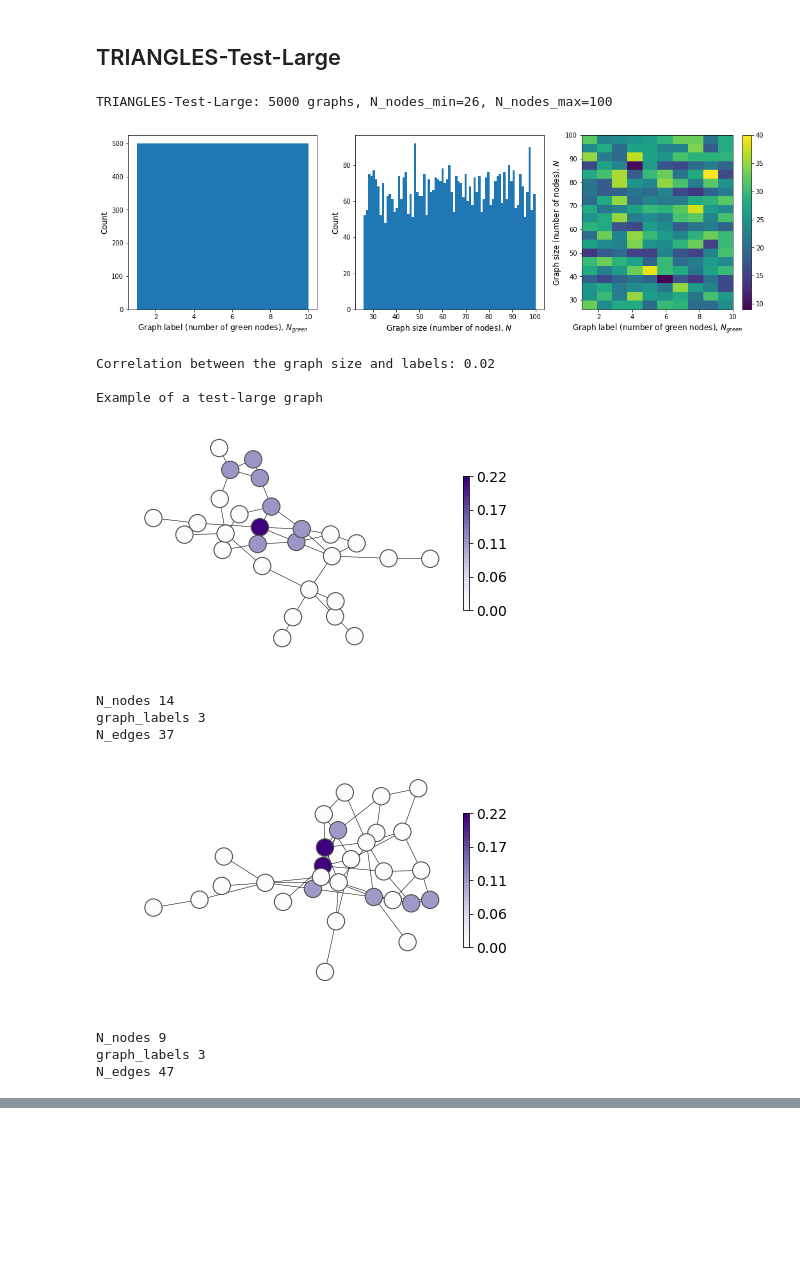
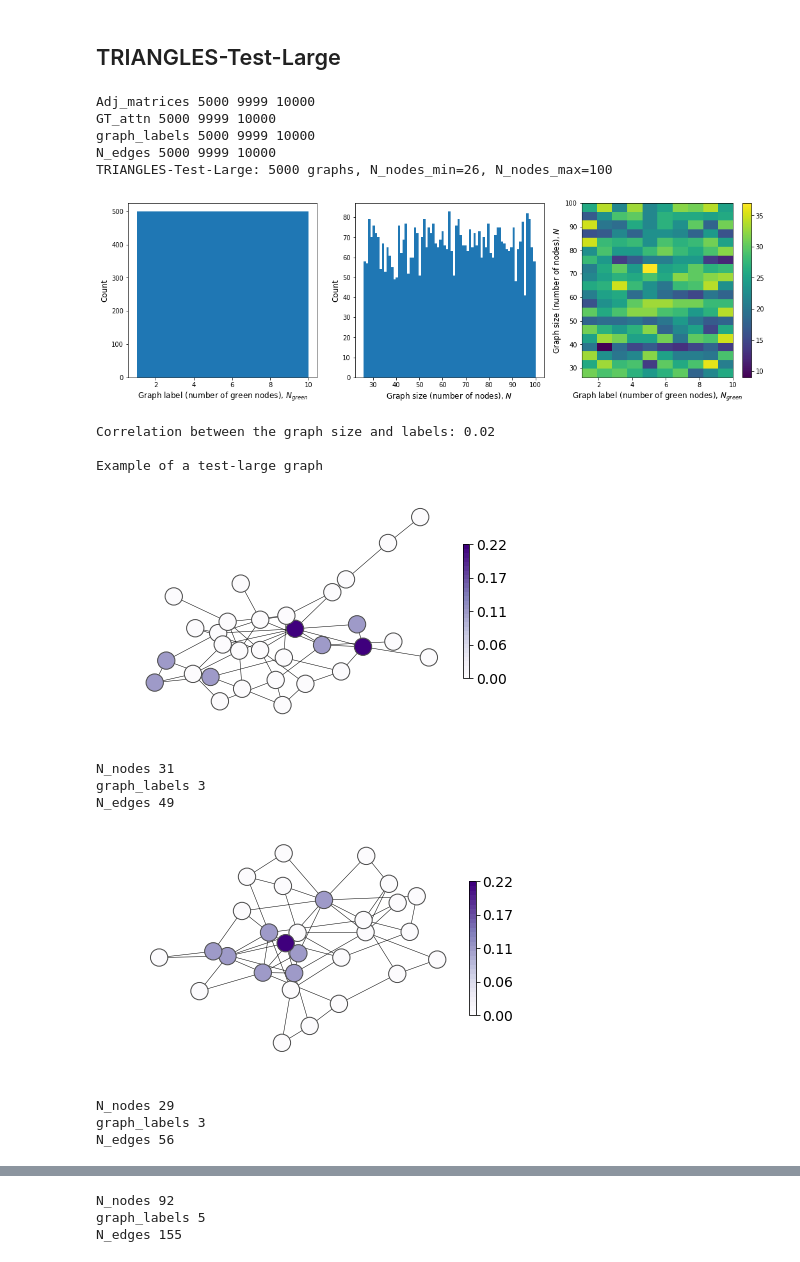
Before and after one commit to bknyaz/graph_attention_pool, a Jupyter notebook: graphs_visualize.ipynb, the cells around one changed output, grey strips where cells are left out. Saved outputs shown, nothing was run; the diff lists cells and outputs as text; code cells hidden in the pictures; blank space fills up the shorter version.

```diff
--- a/graphs_visualize.ipynb
+++ b/graphs_visualize.ipynb
@@ -202,4 +232,11 @@ for i, ind in enumerate(idx[:2]):
     alpha[alpha == 1] = 0.5
     alpha[alpha == 0] = 1
     draw_graph_colors(test_data_large_c, ind, alpha)
+idx = np.where((shapes > 90) & (test_data_large_c['graph_labels'] == 4))[0]
+for i, ind in enumerate(idx[:2]):
+    node_features = test_data_large_c['node_features'][ind].astype(np.float32)
+    alpha = node_features.copy()[:, 3]
+    alpha[alpha == 1] = 0.5
+    alpha[alpha == 0] = 1
+    draw_graph_colors(test_data_large_c, ind, alpha, layout='shell', node_size=100, edgewidth_=0.2)
 # %% [output]
@@ -242,13 +321,13 @@ test N_edges 10000
 # %% [markdown]
 ## TRIANGLES-Train
 # %%
-shapes = np.array([A.shape[0] for A in train_data['Adj_matrices']])
+shapes = np.array([A.shape[0] for A in train_data_T['Adj_matrices']])
 print('TRIANGLES-Train: {} graphs, N_nodes_min={}, N_nodes_max={}'.format(len(shapes),
                                                                           shapes.min(), shapes.max()))
-plot_hist(train_data)
+plot_hist(train_data_T)
 print('\nExample of a training graph')
-idx = np.where((shapes > 8) & (shapes < 11) & (train_data['graph_labels'] == 3))[0]
+idx = np.where((shapes > 8) & (shapes < 11) & (train_data_T['graph_labels'] == 3))[0]
 for i, ind in enumerate(idx[:2]):
-    draw_graph_triangles(train_data, ind, 'Purples')
+    draw_graph_triangles(train_data_T, ind, 'Purples')
 # %% [output]
 TRIANGLES-Train: 30000 graphs, N_nodes_min=4, N_nodes_max=25
@@ -267,7 +346,7 @@ N_edges 12
 # %% [markdown]
 ## TRIANGLES-Test-Orig
 # %%
-test_data_orig = copy_data(test_data, np.arange(5000))
+test_data_orig = copy_data(test_data_T, np.arange(5000))
 shapes = np.array([A.shape[0] for A in test_data_orig['Adj_matrices']])
 print('TRIANGLES-Test-Orig: {} graphs, N_nodes_min={}, N_nodes_max={}'.format(len(shapes),
                                                                               shapes.min(), shapes.max()))
@@ -293,28 +376,36 @@ N_edges 11
 # %% [markdown]
 ## TRIANGLES-Test-Large
 # %%
-test_data_large = copy_data(test_data, np.arange(5000, len(test_data['Adj_matrices'])))
+test_data_large = copy_data(test_data_T, np.arange(5000, len(test_data_T['Adj_matrices'])))
 shapes = np.array([A.shape[0] for A in test_data_large['Adj_matrices']])
 print('TRIANGLES-Test-Large: {} graphs, N_nodes_min={}, N_nodes_max={}'.format(len(shapes),
                                                                               shapes.min(), shapes.max()))
 plot_hist(test_data_large)
 print('\nExample of a test-large graph')
 unique_gt_values = np.array([len(np.unique(gt_attn)) for gt_attn in test_data_large['GT_attn']])
 D = np.array([np.sum(A.sum(1) == 0) for A in test_data_large['Adj_matrices']])
-idx = np.where((unique_gt_values > 2) & (D == 0) & (shapes < 35) & (test_data_large['graph_labels'] == 3))[0]
+idx = np.where((unique_gt_values > 2) & (D == 0) & (shapes < 32) & (test_data_large['graph_labels'] == 3))[0]
 for i, ind in enumerate(idx[:2]):
     draw_graph_triangles(test_data_large, ind, 'Purples')
+
+idx = np.where((unique_gt_values > 2) & (D == 0) & (shapes > 90))[0]
+for i, ind in enumerate(idx[:2]):
+    draw_graph_triangles(test_data_large, ind, 'Purples', layout='shell', node_size=100, edgewidth_=0.2)
 # %% [output]
+Adj_matrices 5000 9999 10000
+GT_attn 5000 9999 10000
+graph_labels 5000 9999 10000
+N_edges 5000 9999 10000
 TRIANGLES-Test-Large: 5000 graphs, N_nodes_min=26, N_nodes_max=100
-[figure, old version]
+[figure, new version]
 Correlation between the graph size and labels: 0.02
 
 Example of a test-large graph
-[figure, old version]
+[figure, new version]
-N_nodes 14
+N_nodes 31
 graph_labels 3
-N_edges 37
+N_edges 49
-[figure, old version]
+[figure, new version]
-N_nodes 9
+N_nodes 29
 graph_labels 3
-N_edges 47
+N_edges 56
@@ -320,0 +413,3 @@ N_edges 47
+N_nodes 92
+graph_labels 5
+N_edges 155
```
Also changed, not shown: parts of 9 cells of this notebook, 6 other files.
